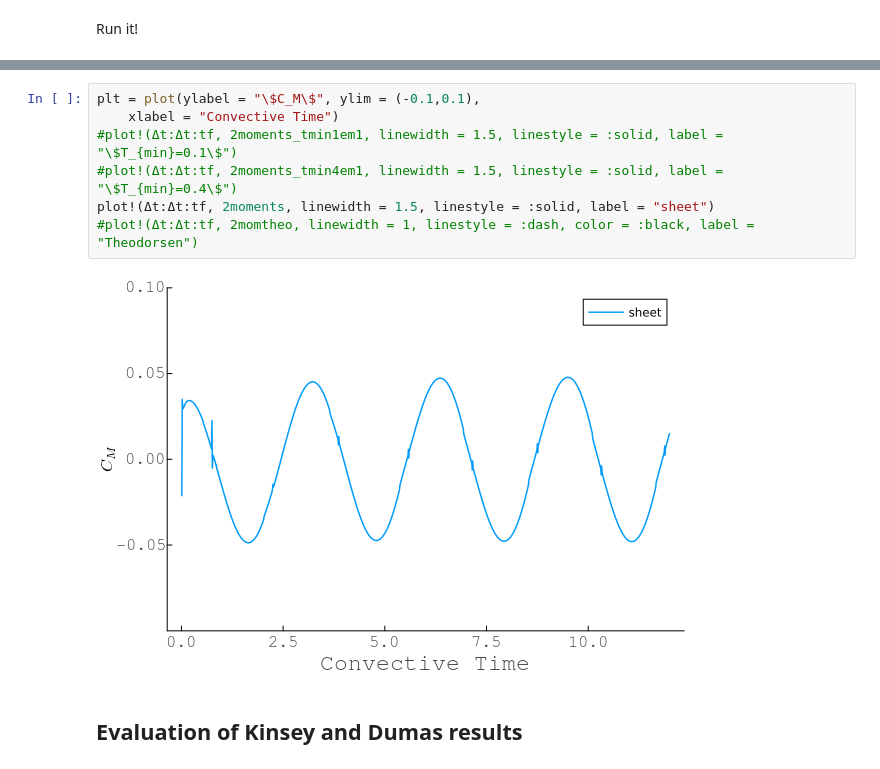
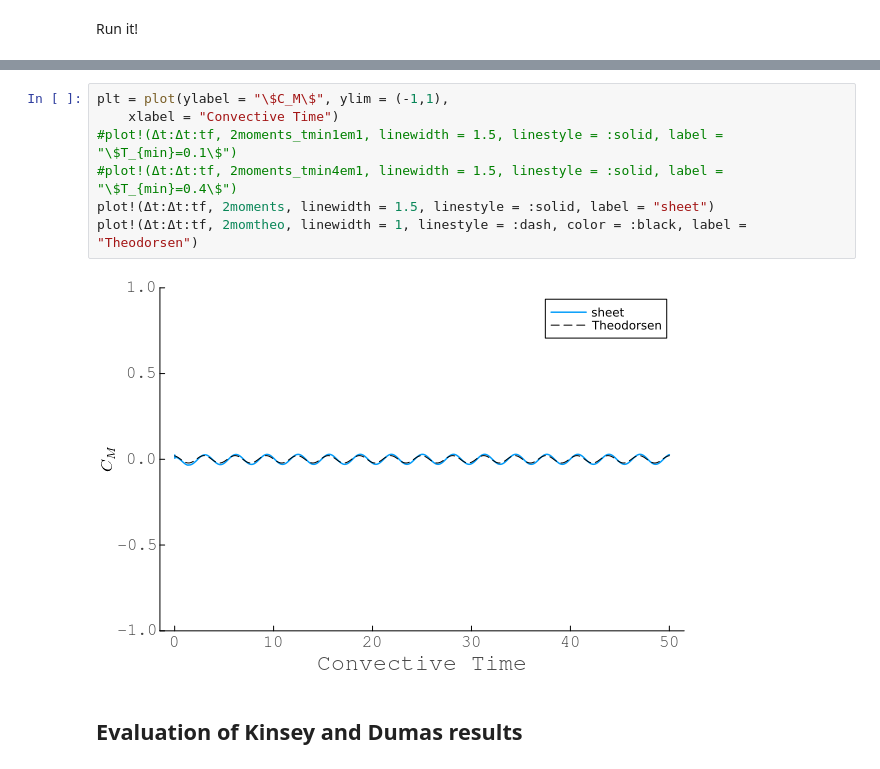
Before and after one commit to darwindarak/PotentialFlow.jl, a Jupyter notebook: other-notebooks/Hybrid Model Force Compare Oscil Heave.ipynb, the cells around one changed output, grey strips where cells are left out. Saved outputs shown, nothing was run; the diff lists cells and outputs as text.

```diff
--- a/other-notebooks/Hybrid Model Force Compare Oscil Heave.ipynb
+++ b/other-notebooks/Hybrid Model Force Compare Oscil Heave.ipynb
@@ -477,12 +477,12 @@ plt
 # %%
-plt = plot(ylabel = "\$C_M\$", ylim = (-0.1,0.1),
+plt = plot(ylabel = "\$C_M\$", ylim = (-1,1),
     xlabel = "Convective Time")
 #plot!(Δt:Δt:tf, 2moments_tmin1em1, linewidth = 1.5, linestyle = :solid, label = "\$T_{min}=0.1\$")
 #plot!(Δt:Δt:tf, 2moments_tmin4em1, linewidth = 1.5, linestyle = :solid, label = "\$T_{min}=0.4\$")
 plot!(Δt:Δt:tf, 2moments, linewidth = 1.5, linestyle = :solid, label = "sheet")
-#plot!(Δt:Δt:tf, 2momtheo, linewidth = 1, linestyle = :dash, color = :black, label = "Theodorsen")
+plot!(Δt:Δt:tf, 2momtheo, linewidth = 1, linestyle = :dash, color = :black, label = "Theodorsen")
 # %% [output]
-[figure, old version]
+[figure, new version]
 # %% [markdown]
 ## Evaluation of Kinsey and Dumas results
 # %%
```
Also changed, not shown: parts of 8 cells of this notebook, 1 other file.
